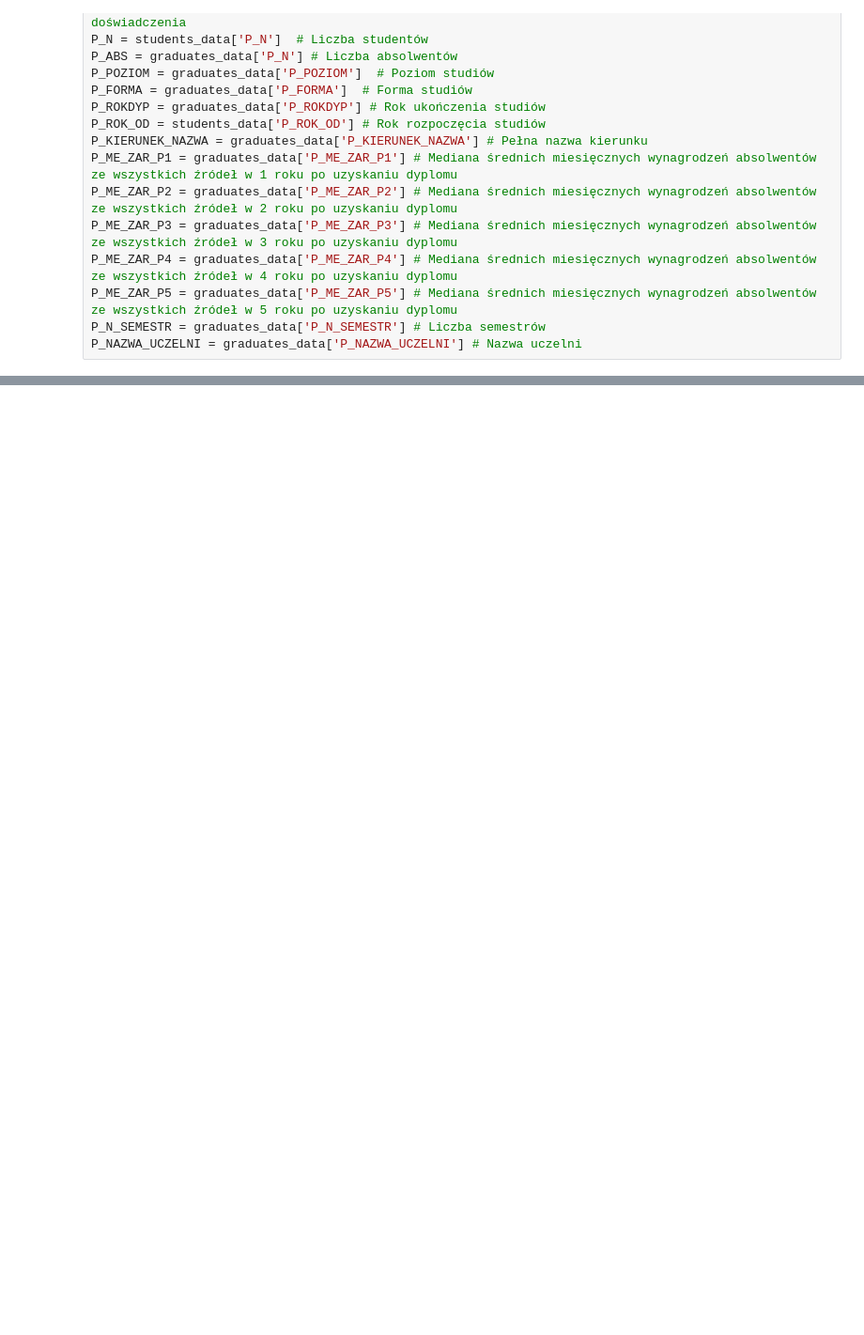
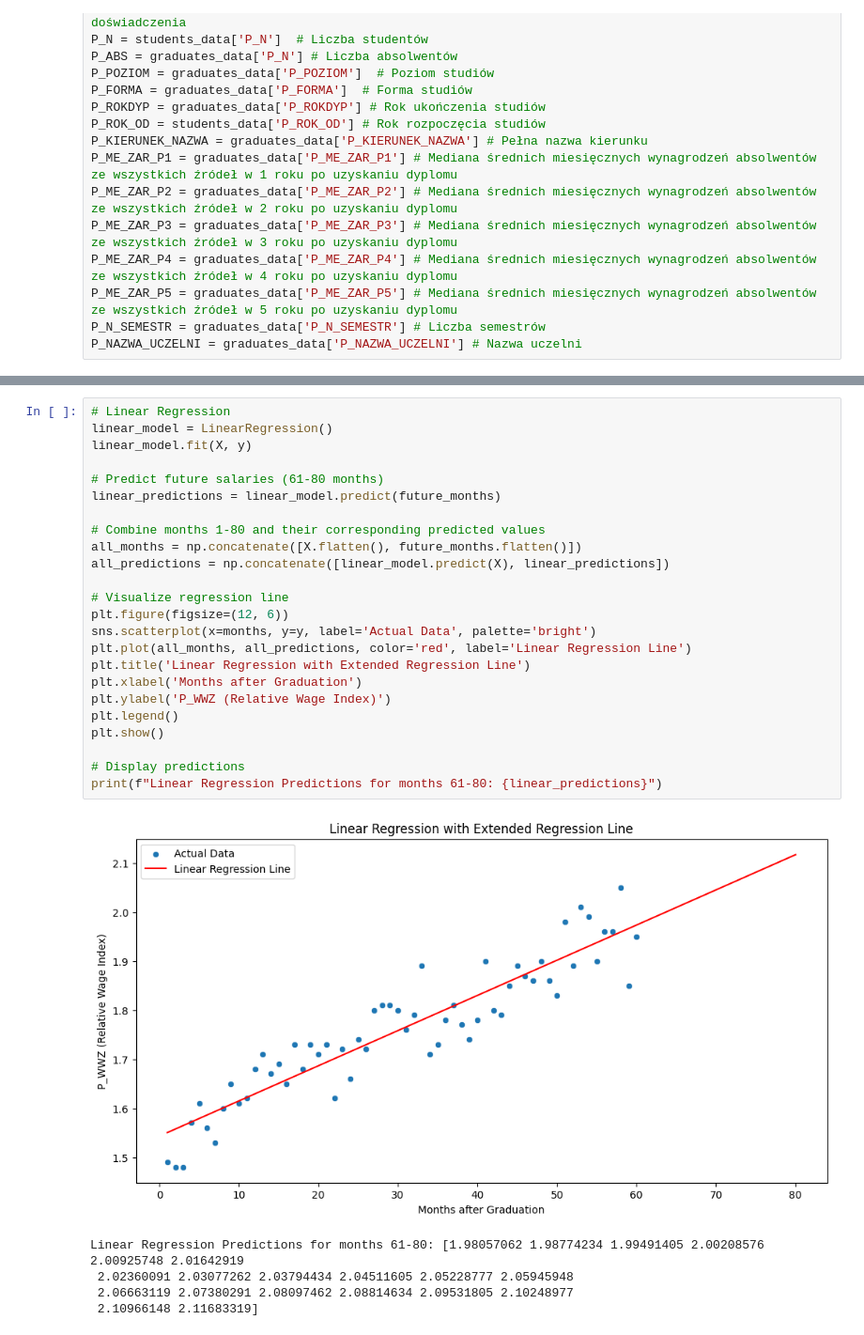
Before and after one commit to michalsko20/ela_analysis, a Jupyter notebook: model/main.ipynb, the cells around one changed output, grey strips where cells are left out. Shown at 94% size. Drawn from its saved outputs; the diff is of its cells as text; blank space fills up the shorter version.

```diff
--- a/model/main.ipynb
+++ b/model/main.ipynb
@@ -293,0 +157,30 @@ SVR RMSE: 0.33536343385729034
+# %%
+# Linear Regression
+linear_model = LinearRegression()
+linear_model.fit(X, y)
+
+# Predict future salaries (61-80 months)
+linear_predictions = linear_model.predict(future_months)
+
+# Combine months 1-80 and their corresponding predicted values
+all_months = np.concatenate([X.flatten(), future_months.flatten()])
+all_predictions = np.concatenate([linear_model.predict(X), linear_predictions])
+
+# Visualize regression line
+plt.figure(figsize=(12, 6))
+sns.scatterplot(x=months, y=y, label='Actual Data', palette='bright')
+plt.plot(all_months, all_predictions, color='red', label='Linear Regression Line')
+plt.title('Linear Regression with Extended Regression Line')
+plt.xlabel('Months after Graduation')
+plt.ylabel('P_WWZ (Relative Wage Index)')
+plt.legend()
+plt.show()
+
+# Display predictions
+print(f"Linear Regression Predictions for months 61-80: {linear_predictions}")
+# %% [output]
+[figure, added]
+Linear Regression Predictions for months 61-80: [1.98057062 1.98774234 1.99491405 2.00208576 2.00925748 2.01642919
+ 2.02360091 2.03077262 2.03794434 2.04511605 2.05228777 2.05945948
+ 2.06663119 2.07380291 2.08097462 2.08814634 2.09531805 2.10248977
+ 2.10966148 2.11683319]
```
Also changed, not shown: parts of 26 cells of this notebook, 1 other file.
